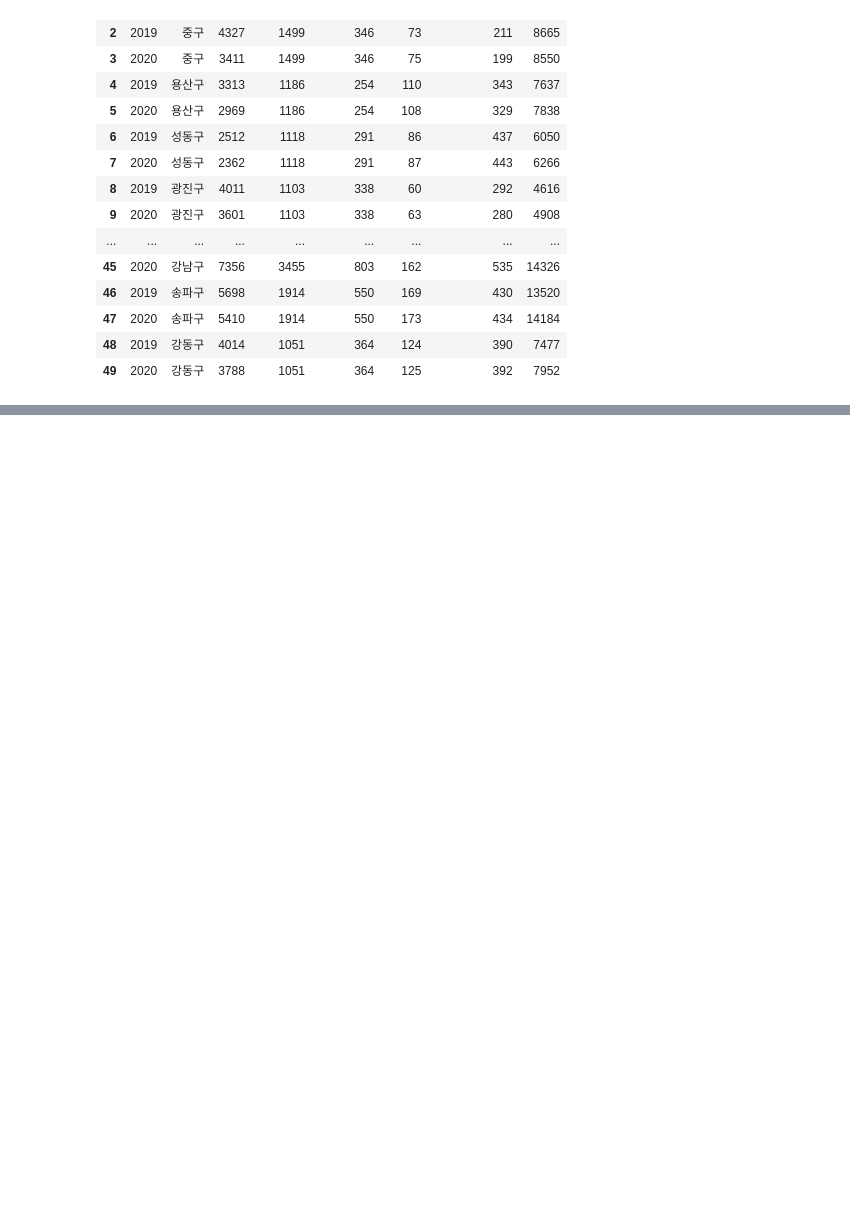
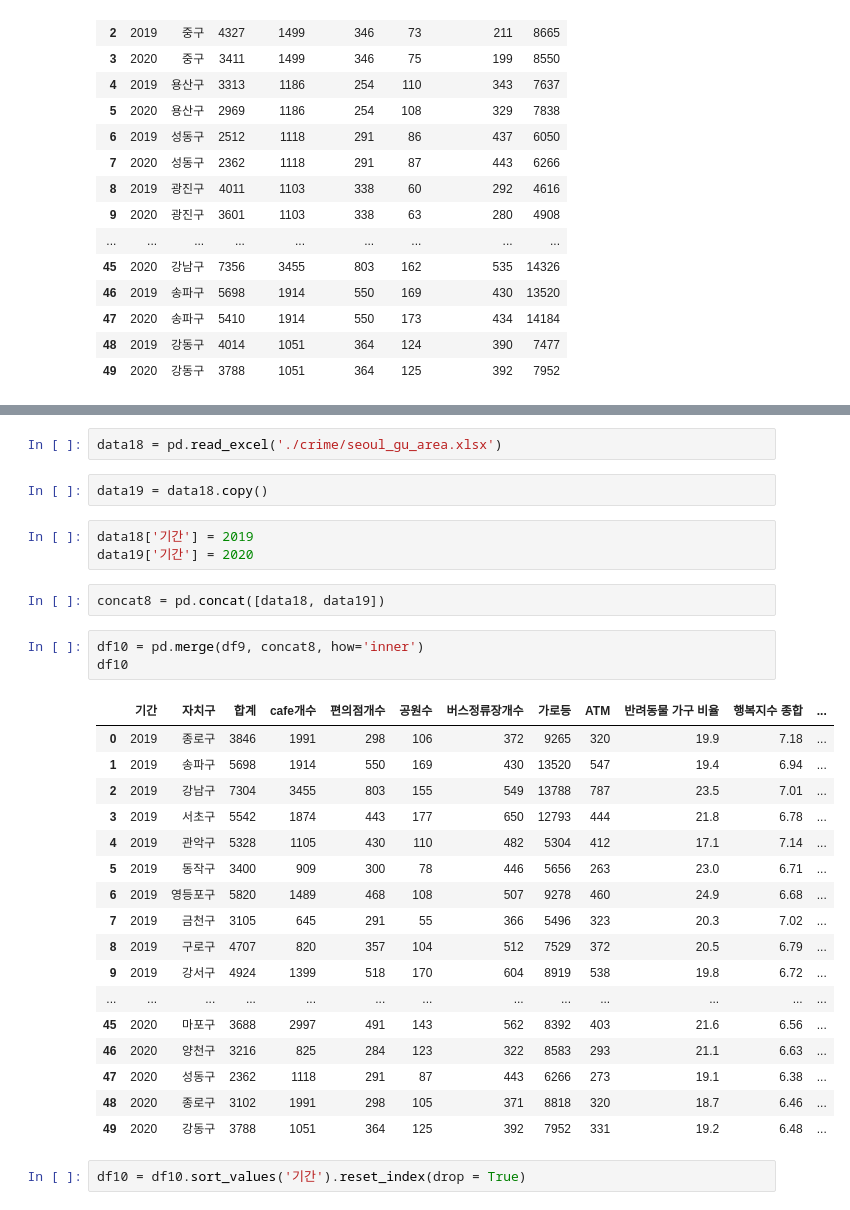
Before and after one commit to LiJell/Crime_Project, a Jupyter notebook: preprocessed_merge.ipynb, the cells around one changed output, grey strips where cells are left out. Cells and saved outputs as stored; diff of their text form; blank space fills up the shorter version.

```diff
--- a/preprocessed_merge.ipynb
+++ b/preprocessed_merge.ipynb
@@ -255,0 +414,32 @@ df5
+# %%
+data18 = pd.read_excel('./crime/seoul_gu_area.xlsx')
+# %%
+data19 = data18.copy()
+# %%
+data18['기간'] = 2019
+data19['기간'] = 2020
+# %%
+concat8 = pd.concat([data18, data19])
+# %%
+df10 = pd.merge(df9, concat8, how='inner')
+df10
+# %% [output]
+|  | 기간 | 자치구 | 합계 | cafe개수 | 편의점개수 | 공원수 | 버스정류장개수 | 가로등 | ATM | 반려동물 가구 비율 | 행복지수 종합 | ... |
+| 0 | 2019 | 종로구 | 3846 | 1991 | 298 | 106 | 372 | 9265 | 320 | 19.9 | 7.18 | ... |
+| 1 | 2019 | 송파구 | 5698 | 1914 | 550 | 169 | 430 | 13520 | 547 | 19.4 | 6.94 | ... |
+| 2 | 2019 | 강남구 | 7304 | 3455 | 803 | 155 | 549 | 13788 | 787 | 23.5 | 7.01 | ... |
+| 3 | 2019 | 서초구 | 5542 | 1874 | 443 | 177 | 650 | 12793 | 444 | 21.8 | 6.78 | ... |
+| 4 | 2019 | 관악구 | 5328 | 1105 | 430 | 110 | 482 | 5304 | 412 | 17.1 | 7.14 | ... |
+| 5 | 2019 | 동작구 | 3400 | 909 | 300 | 78 | 446 | 5656 | 263 | 23.0 | 6.71 | ... |
+| 6 | 2019 | 영등포구 | 5820 | 1489 | 468 | 108 | 507 | 9278 | 460 | 24.9 | 6.68 | ... |
+| 7 | 2019 | 금천구 | 3105 | 645 | 291 | 55 | 366 | 5496 | 323 | 20.3 | 7.02 | ... |
+| 8 | 2019 | 구로구 | 4707 | 820 | 357 | 104 | 512 | 7529 | 372 | 20.5 | 6.79 | ... |
+| 9 | 2019 | 강서구 | 4924 | 1399 | 518 | 170 | 604 | 8919 | 538 | 19.8 | 6.72 | ... |
+| ... | ... | ... | ... | ... | ... | ... | ... | ... | ... | ... | ... | ... |
+| 45 | 2020 | 마포구 | 3688 | 2997 | 491 | 143 | 562 | 8392 | 403 | 21.6 | 6.56 | ... |
+| 46 | 2020 | 양천구 | 3216 | 825 | 284 | 123 | 322 | 8583 | 293 | 21.1 | 6.63 | ... |
+| 47 | 2020 | 성동구 | 2362 | 1118 | 291 | 87 | 443 | 6266 | 273 | 19.1 | 6.38 | ... |
+| 48 | 2020 | 종로구 | 3102 | 1991 | 298 | 105 | 371 | 8818 | 320 | 18.7 | 6.46 | ... |
+| 49 | 2020 | 강동구 | 3788 | 1051 | 364 | 125 | 392 | 7952 | 331 | 19.2 | 6.48 | ... |
+# %%
+df10 = df10.sort_values('기간').reset_index(drop = True)
```
Also changed, not shown: parts of 39 cells of this notebook.
